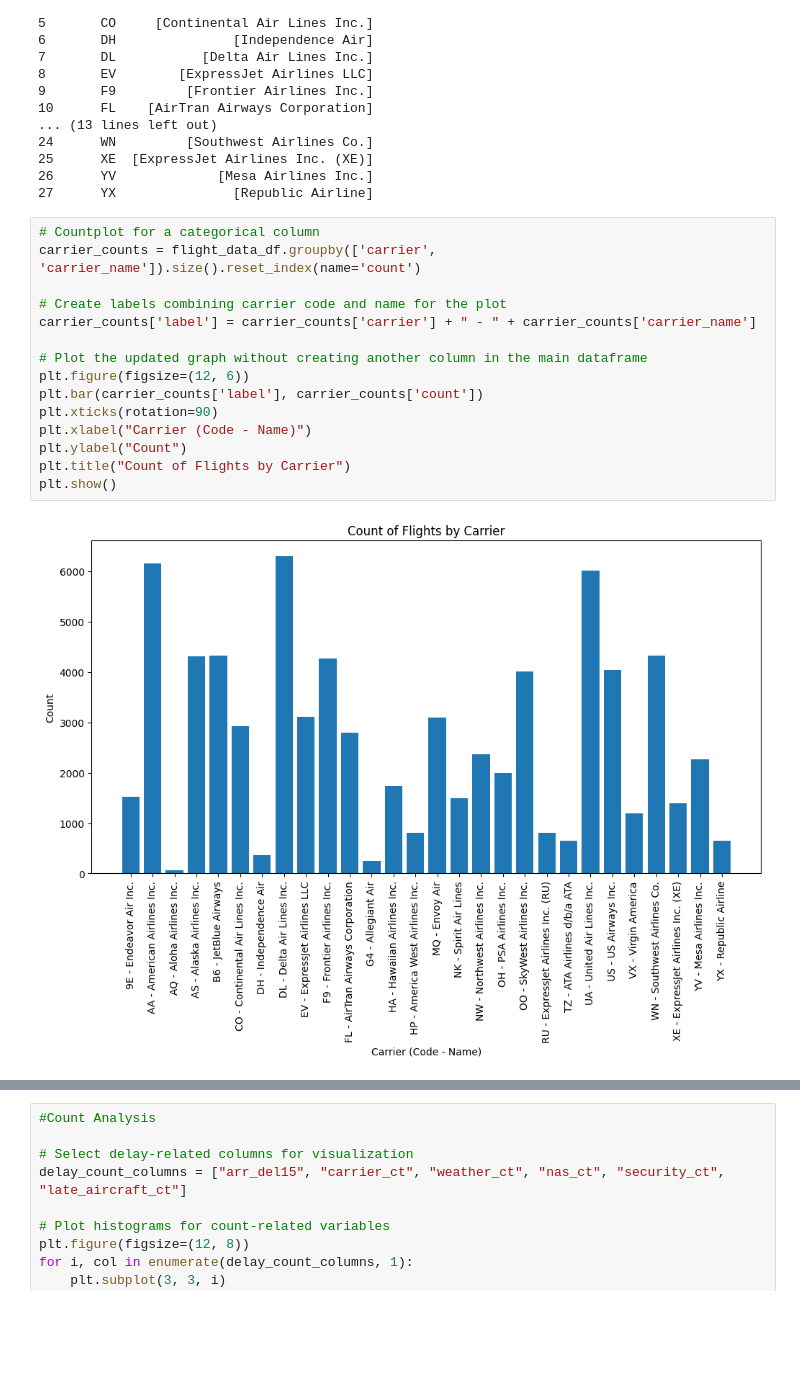
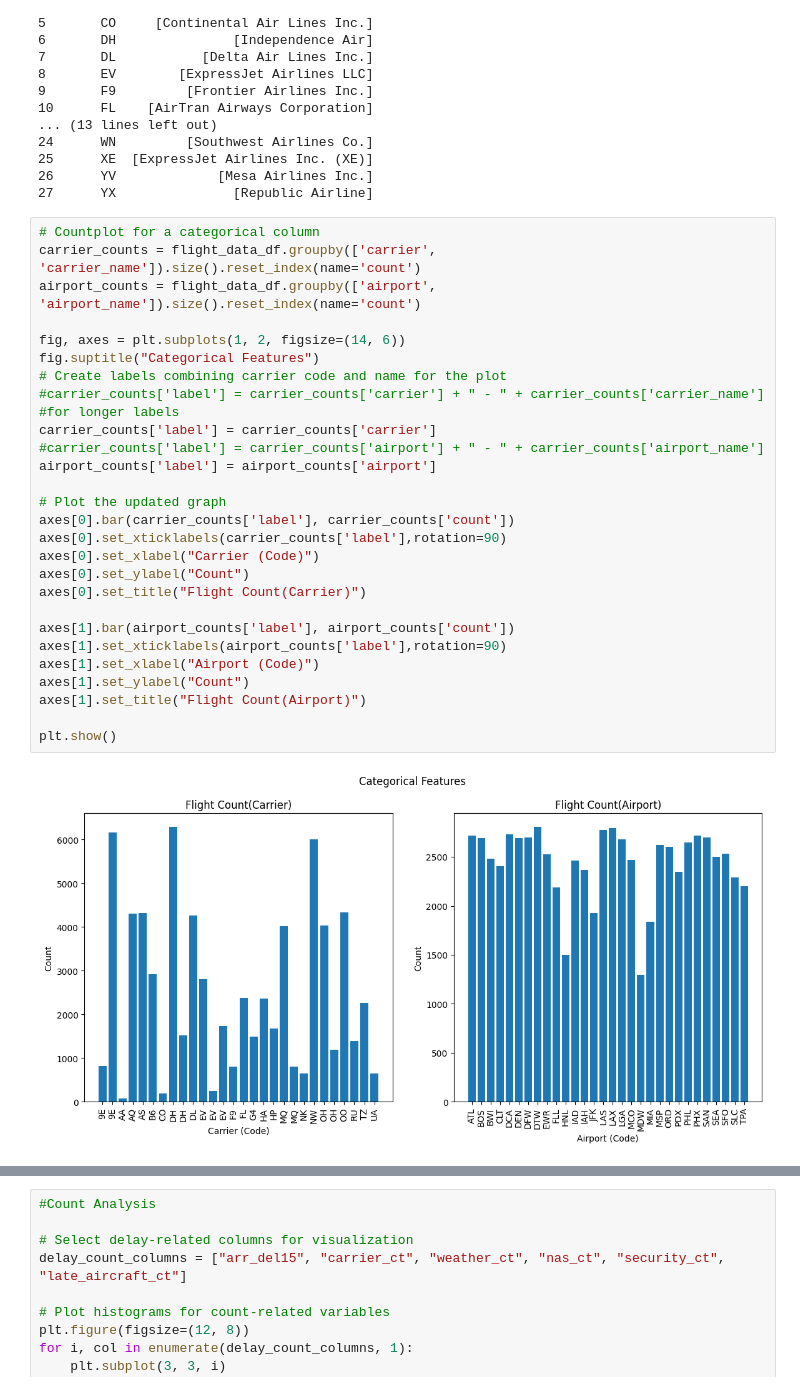
Before and after one commit to shayari21/Flight-Delay-Analysis, a Jupyter notebook: Data_Analysis.ipynb, the cells around one changed output, grey strips where cells are left out. Drawn from its saved outputs; the diff is of its cells as text; blank space fills up the shorter version.

```diff
--- a/Data_Analysis.ipynb
+++ b/Data_Analysis.ipynb
@@ -469,17 +496,29 @@ print(carrier_name_mapping)
 # %%
 # Countplot for a categorical column
 carrier_counts = flight_data_df.groupby(['carrier', 'carrier_name']).size().reset_index(name='count')
+airport_counts = flight_data_df.groupby(['airport', 'airport_name']).size().reset_index(name='count')
 
+fig, axes = plt.subplots(1, 2, figsize=(14, 6))
+fig.suptitle("Categorical Features")
 # Create labels combining carrier code and name for the plot
-carrier_counts['label'] = carrier_counts['carrier'] + " - " + carrier_counts['carrier_name']
+#carrier_counts['label'] = carrier_counts['carrier'] + " - " + carrier_counts['carrier_name'] #for longer labels
+carrier_counts['label'] = carrier_counts['carrier']
+#carrier_counts['label'] = carrier_counts['airport'] + " - " + carrier_counts['airport_name']
+airport_counts['label'] = airport_counts['airport']
 
-# Plot the updated graph without creating another column in the main dataframe
-plt.figure(figsize=(12, 6))
-plt.bar(carrier_counts['label'], carrier_counts['count'])
-plt.xticks(rotation=90)
-plt.xlabel("Carrier (Code - Name)")
-plt.ylabel("Count")
-plt.title("Count of Flights by Carrier")
+# Plot the updated graph
+axes[0].bar(carrier_counts['label'], carrier_counts['count'])
+axes[0].set_xticklabels(carrier_counts['label'],rotation=90)
+axes[0].set_xlabel("Carrier (Code)")
+axes[0].set_ylabel("Count")
+axes[0].set_title("Flight Count(Carrier)")
+
+axes[1].bar(airport_counts['label'], airport_counts['count'])
+axes[1].set_xticklabels(airport_counts['label'],rotation=90)
+axes[1].set_xlabel("Airport (Code)")
+axes[1].set_ylabel("Count")
+axes[1].set_title("Flight Count(Airport)")
+
 plt.show()
 # %% [output]
-[figure, old version]
+[figure, new version]
```
Also changed, not shown: parts of 28 cells of this notebook.
